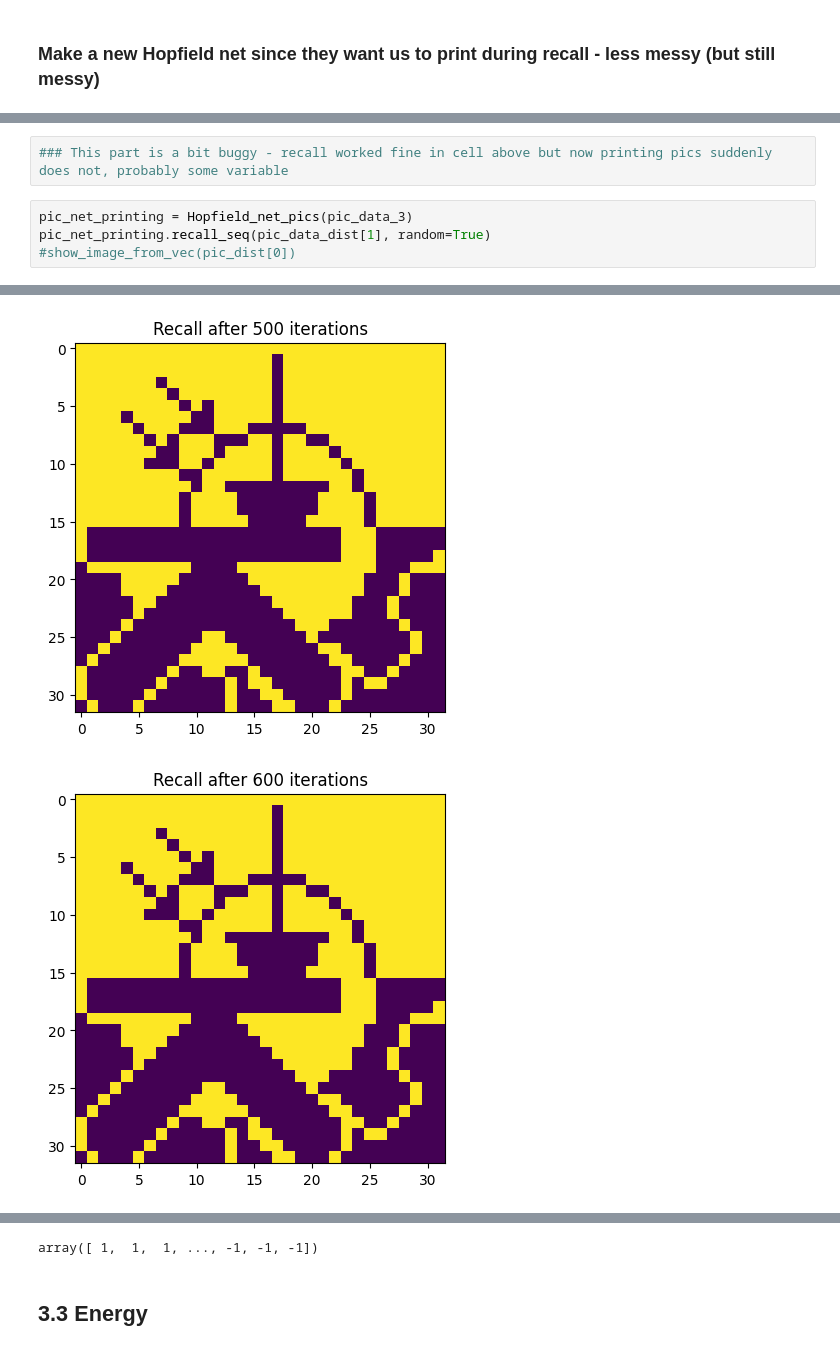
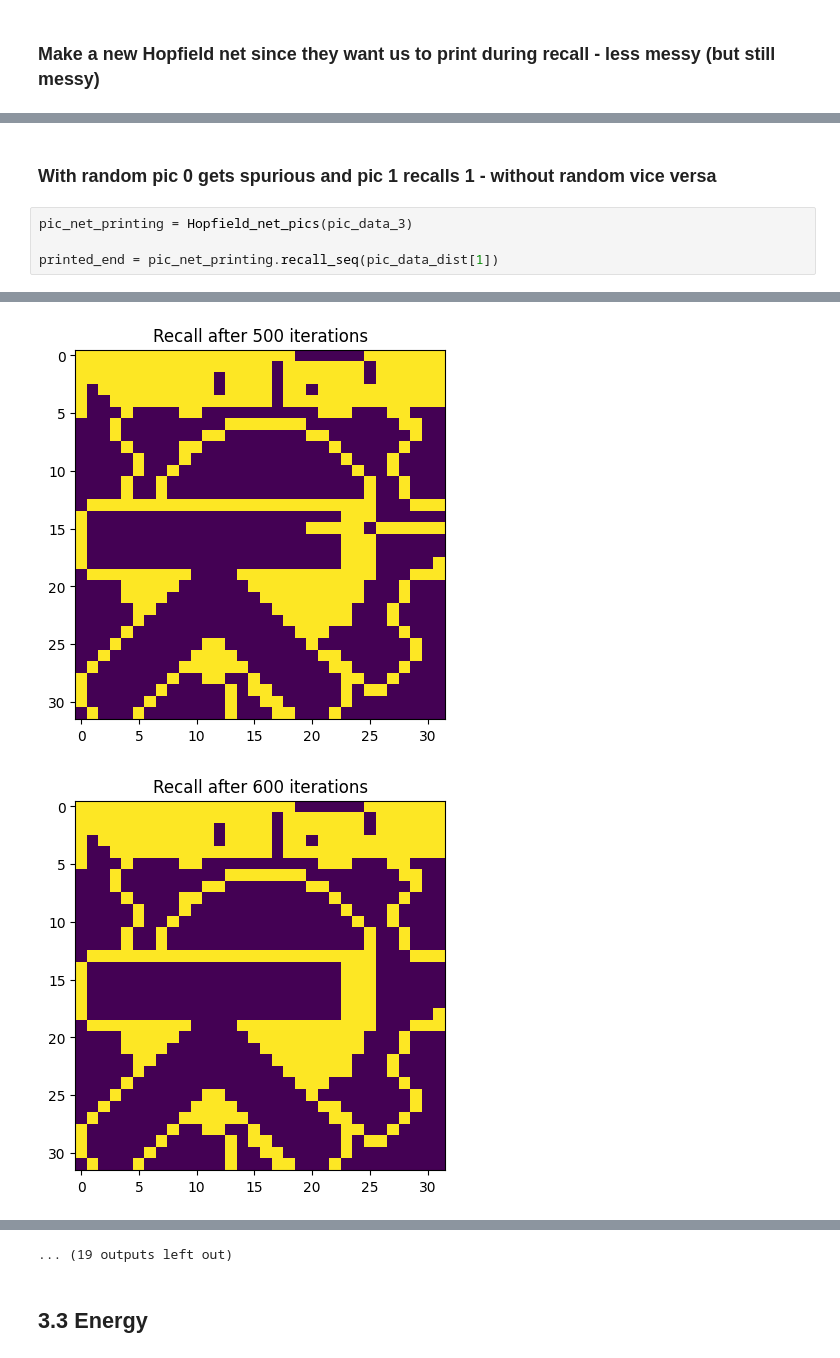
Before and after one commit to sebastians1999/DD2437_ANNs, a Jupyter notebook: lab3/hopfield_nets.ipynb, the cells around one changed output, grey strips where cells are left out. Saved outputs shown, nothing was run; the diff lists cells and outputs as text.

Commit message:
Fix bug not printing pictures correctly, also update some markdown with spurious attractor stuff

```diff
--- a/lab3/hopfield_nets.ipynb
+++ b/lab3/hopfield_nets.ipynb
@@ -283,11 +285,11 @@ class Hopfield_net_pics(Hopfield_net):
             ret[order[i]] = self.hop_sign(np.matmul(self.W[order[i]], ret.transpose()))
             self.it += 1
         return ret
-# %%
-### This part is a bit buggy - recall worked fine in cell above but now printing pics suddenly does not, probably some variable
+# %% [markdown]
+### With random pic 0 gets spurious and pic 1 recalls 1 - without random vice versa
 # %%
 pic_net_printing = Hopfield_net_pics(pic_data_3)
-pic_net_printing.recall_seq(pic_data_dist[1], random=True)
-#show_image_from_vec(pic_dist[0])
+
+printed_end = pic_net_printing.recall_seq(pic_data_dist[1])
 # %% [output]
 [figure]
@@ -298,2 +300,2 @@ pic_net_printing.recall_seq(pic_data_dist[1], random=True)
-[figure, old version]
+[figure, new version]
-[figure, old version]
+[figure, new version]
@@ -304,3 +307,3 @@ pic_net_printing.recall_seq(pic_data_dist[1], random=True)
-array([ 1,  1,  1, ..., -1, -1, -1])
+... (19 outputs left out)
 # %% [markdown]
 ## 3.3 Energy
```
Also changed, not shown: parts of 4 cells of this notebook.
